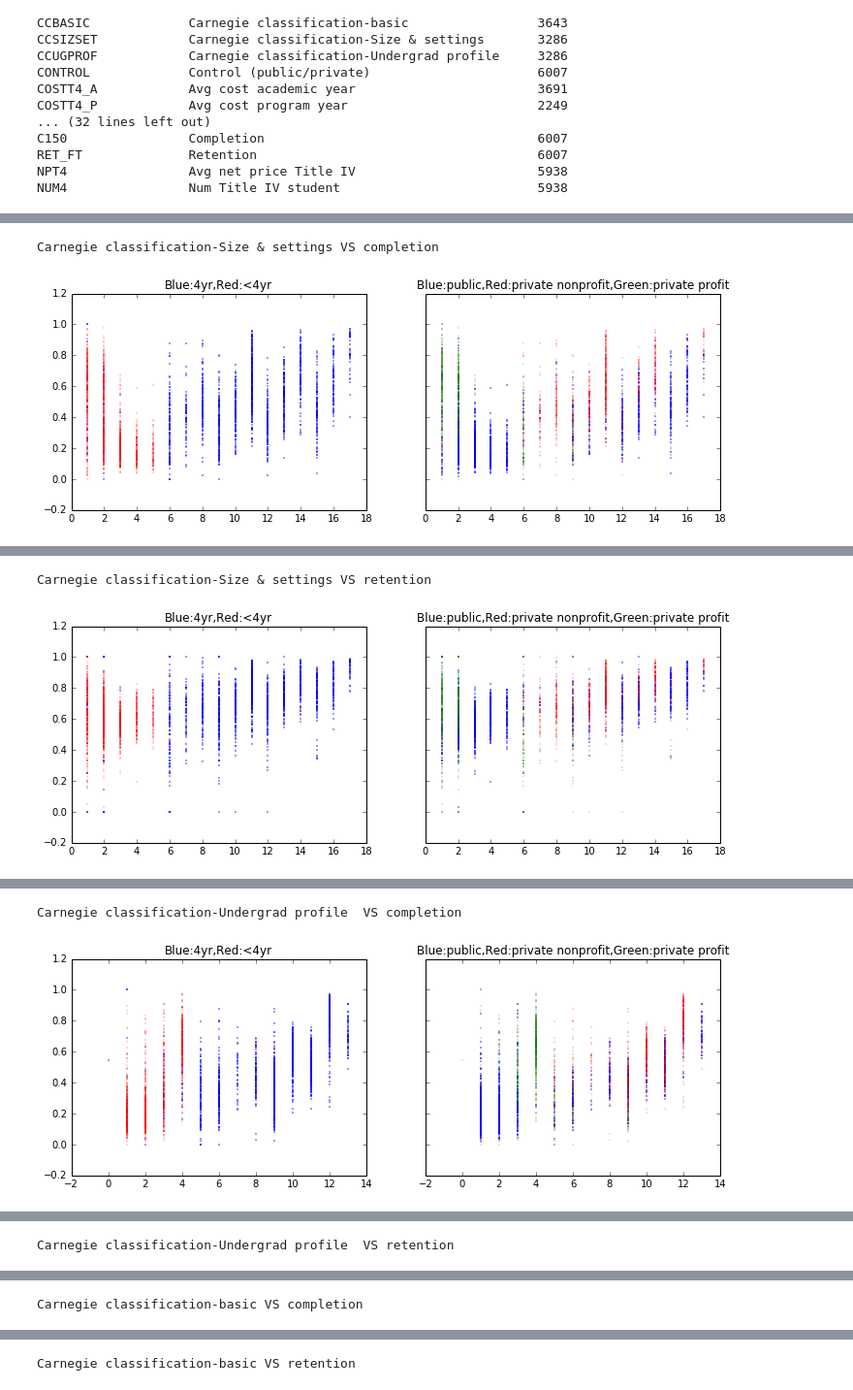
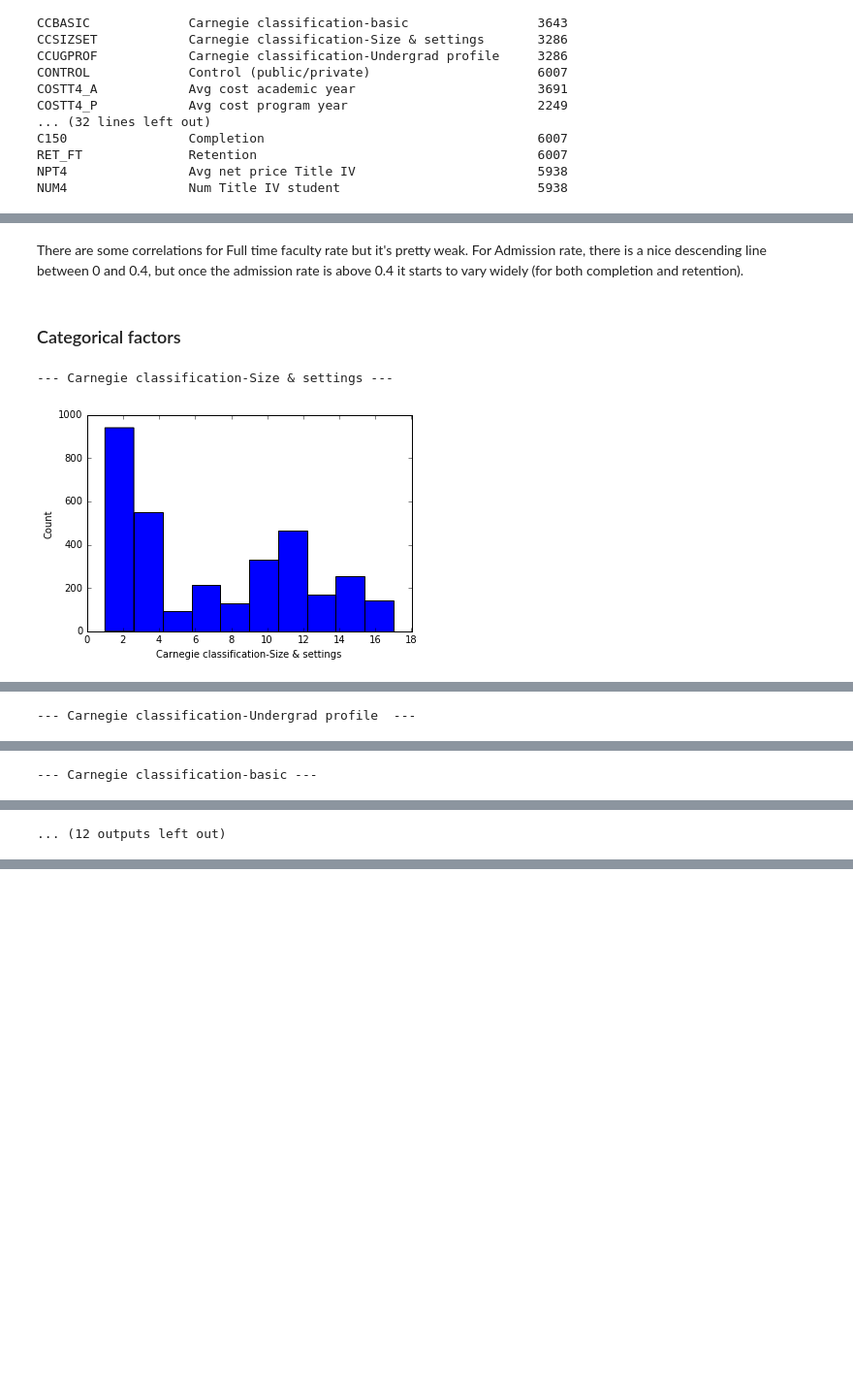
Before and after one commit to reynardmh/mlnd-projects, a Jupyter notebook: p5/CollegeScorecard_Raw_Data/exploratory.ipynb, the cells around one changed output, grey strips where cells are left out. Shown at 97% size. Saved outputs shown, nothing was run; the diff lists cells and outputs as text; code cells hidden in the pictures; blank space fills up the shorter version.

```diff
--- a/p5/CollegeScorecard_Raw_Data/exploratory.ipynb
+++ b/p5/CollegeScorecard_Raw_Data/exploratory.ipynb
@@ -234,7 +230,12 @@ Admission rate VS retention
+# %% [markdown]
+There are some correlations for Full time faculty rate but it's pretty weak.
+For Admission rate, there is a nice descending line between 0 and 0.4, but once the admission rate is above 0.4 it starts to vary widely (for both completion and retention).
+# %% [markdown]
+### Categorical factors
 # %%
 for col in ['CCSIZSET', 'CCUGPROF', 'CCBASIC', 'LOCALE', 'region', 'PREDDEG']:
-    plot_feature_vs_completion([col])
+    plot_feature_vs_completion([col], categorical=True)
     plot_feature_vs_retention([col])
 # %% [output]
-Carnegie classification-Size & settings VS completion
+--- Carnegie classification-Size & settings ---
-[figure, old version]
+[figure, new version]
@@ -241,2 +244 @@ Carnegie classification-Size & settings VS completion
-Carnegie classification-Size & settings VS retention
+--- Carnegie classification-Undergrad profile  ---
-[figure, old version]
@@ -243,2 +248 @@ Carnegie classification-Size & settings VS retention
-Carnegie classification-Undergrad profile  VS completion
+--- Carnegie classification-basic ---
-[figure, old version]
@@ -245 +252 @@ Carnegie classification-Undergrad profile  VS completion
-Carnegie classification-Undergrad profile  VS retention
+... (12 outputs left out)
@@ -247 +252,0 @@ Carnegie classification-Undergrad profile  VS retention
-Carnegie classification-basic VS completion
@@ -249 +252,0 @@ Carnegie classification-basic VS completion
-Carnegie classification-basic VS retention
```
Also changed, not shown: parts of 37 cells of this notebook, 1 other file.
